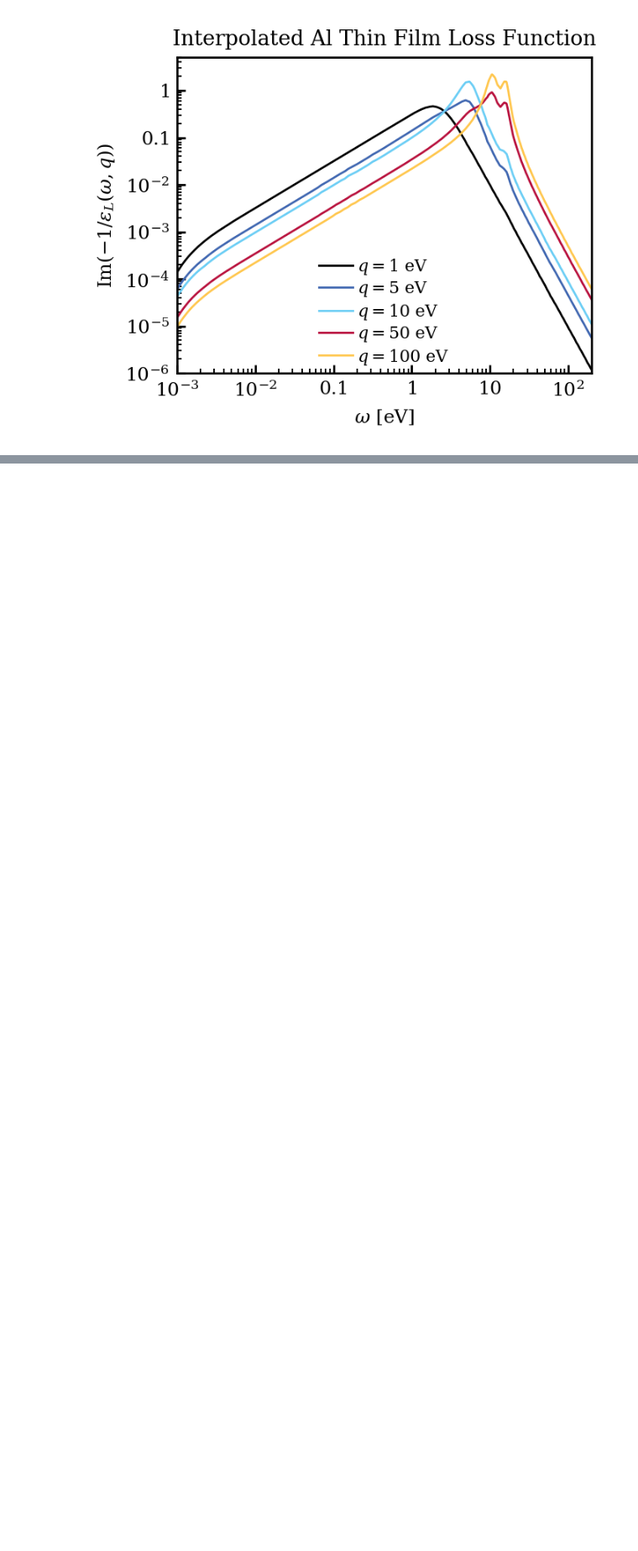
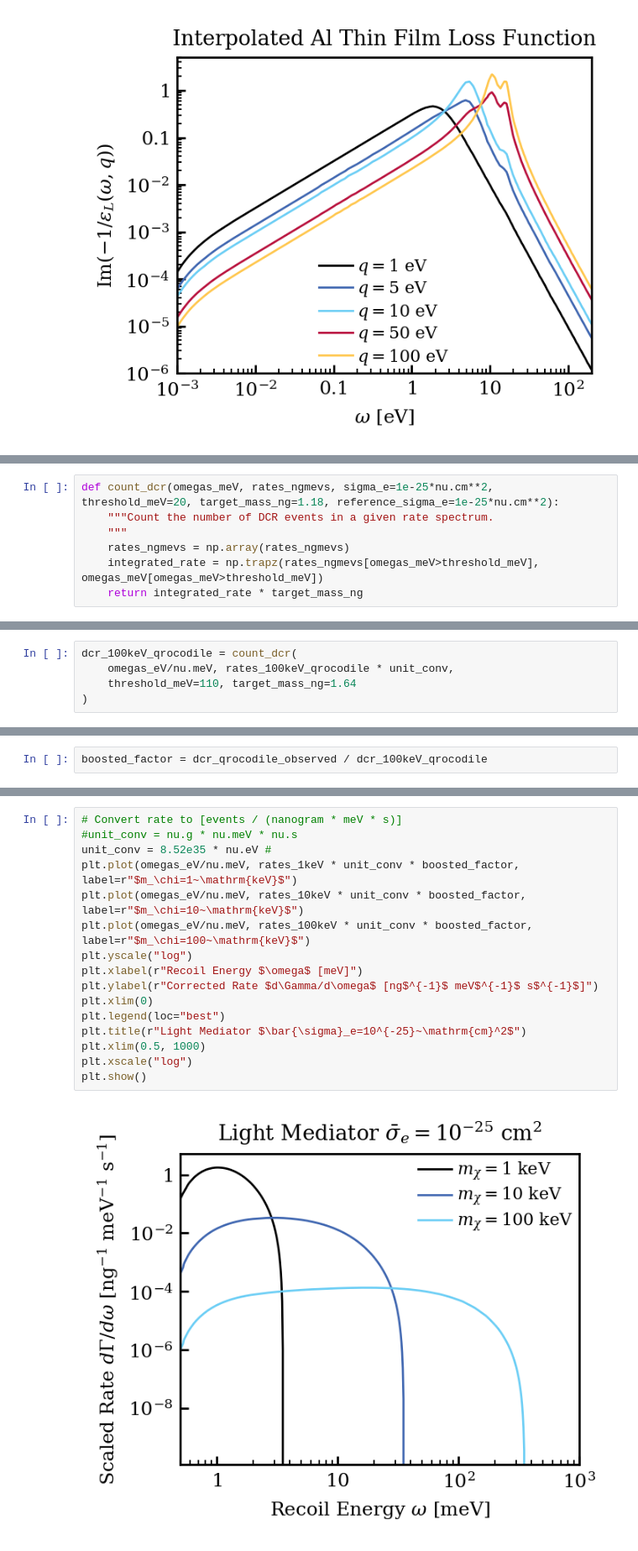
Before and after one commit to FaroutYLq/axioph, a Jupyter notebook: Directionality/rate_in_sc.ipynb, the cells around one changed output, grey strips where cells are left out. Shown at 84% size. Cells and saved outputs as stored; diff of their text form; blank space fills up the shorter version.

```diff
--- a/Directionality/rate_in_sc.ipynb
+++ b/Directionality/rate_in_sc.ipynb
@@ -664,0 +686,7 @@ plt.show()
+# %%
+def count_dcr(omegas_meV, rates_ngmevs, sigma_e=1e-25*nu.cm**2, threshold_meV=20, target_mass_ng=1.18, reference_sigma_e=1e-25*nu.cm**2):
+    """Count the number of DCR events in a given rate spectrum.
+    """
+    rates_ngmevs = np.array(rates_ngmevs)
+    integrated_rate = np.trapz(rates_ngmevs[omegas_meV>threshold_meV], omegas_meV[omegas_meV>threshold_meV])
+    return integrated_rate * target_mass_ng
@@ -664,0 +697,5 @@ plt.show()
+# %%
+dcr_100keV_qrocodile = count_dcr(
+    omegas_eV/nu.meV, rates_100keV_qrocodile * unit_conv,
+    threshold_meV=110, target_mass_ng=1.64
+)
@@ -664,0 +707,2 @@ plt.show()
+# %%
+boosted_factor = dcr_qrocodile_observed / dcr_100keV_qrocodile
@@ -664,0 +713,18 @@ plt.show()
+# %%
+# Convert rate to [events / (nanogram * meV * s)]
+#unit_conv = nu.g * nu.meV * nu.s
+unit_conv = 8.52e35 * nu.eV #
+plt.plot(omegas_eV/nu.meV, rates_1keV * unit_conv * boosted_factor, label=r"$m_\chi=1~\mathrm{keV}$")
+plt.plot(omegas_eV/nu.meV, rates_10keV * unit_conv * boosted_factor, label=r"$m_\chi=10~\mathrm{keV}$")
+plt.plot(omegas_eV/nu.meV, rates_100keV * unit_conv * boosted_factor, label=r"$m_\chi=100~\mathrm{keV}$")
+plt.yscale("log")
+plt.xlabel(r"Recoil Energy $\omega$ [meV]")
+plt.ylabel(r"Corrected Rate $d\Gamma/d\omega$ [ng$^{-1}$ meV$^{-1}$ s$^{-1}$]")
+plt.xlim(0)
+plt.legend(loc="best")
+plt.title(r"Light Mediator $\bar{\sigma}_e=10^{-25}~\mathrm{cm}^2$")
+plt.xlim(0.5, 1000)
+plt.xscale("log")
+plt.show()
+# %% [output]
+[figure, added]
```
Also changed, not shown: parts of 18 cells of this notebook.
